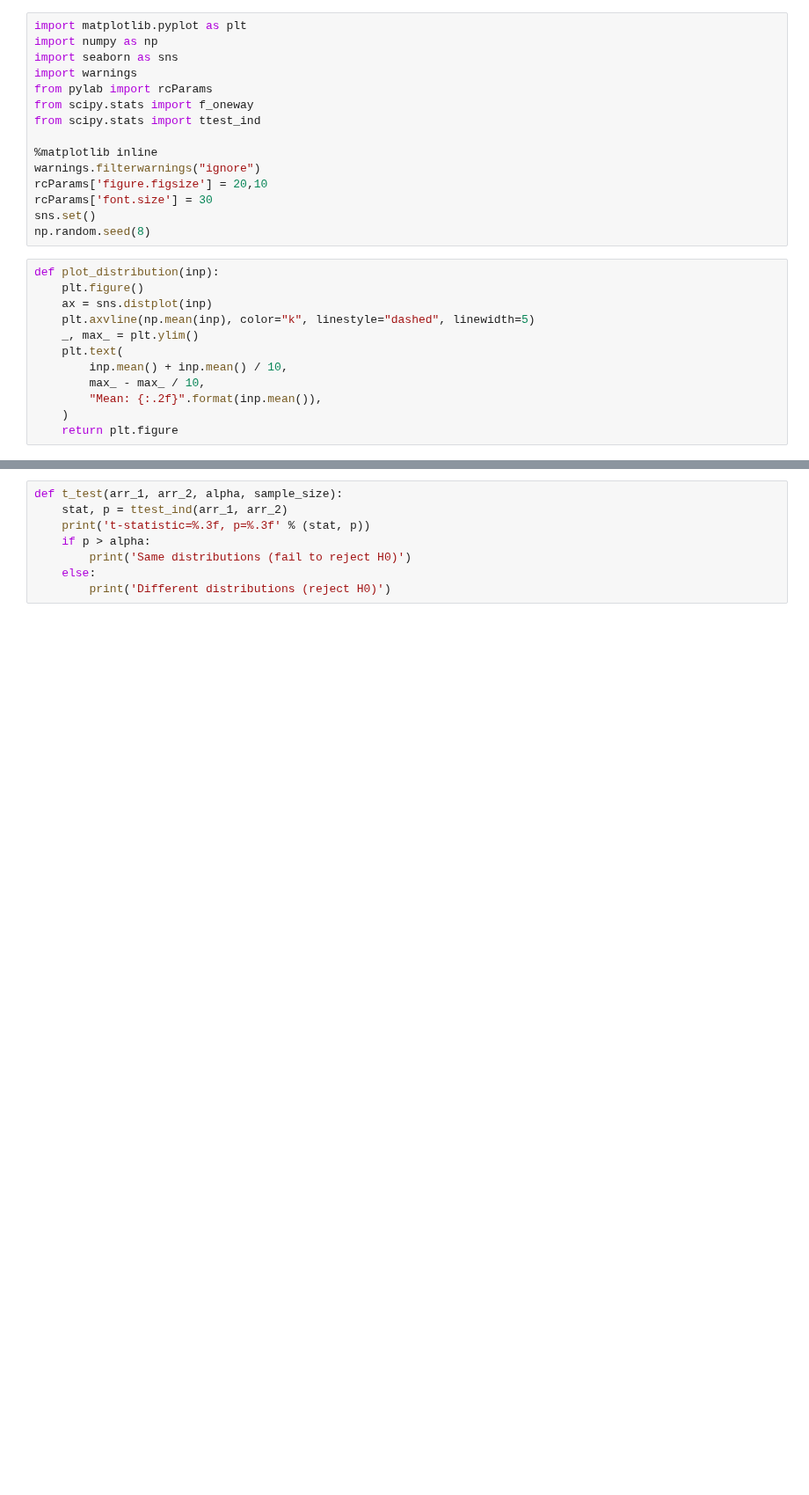
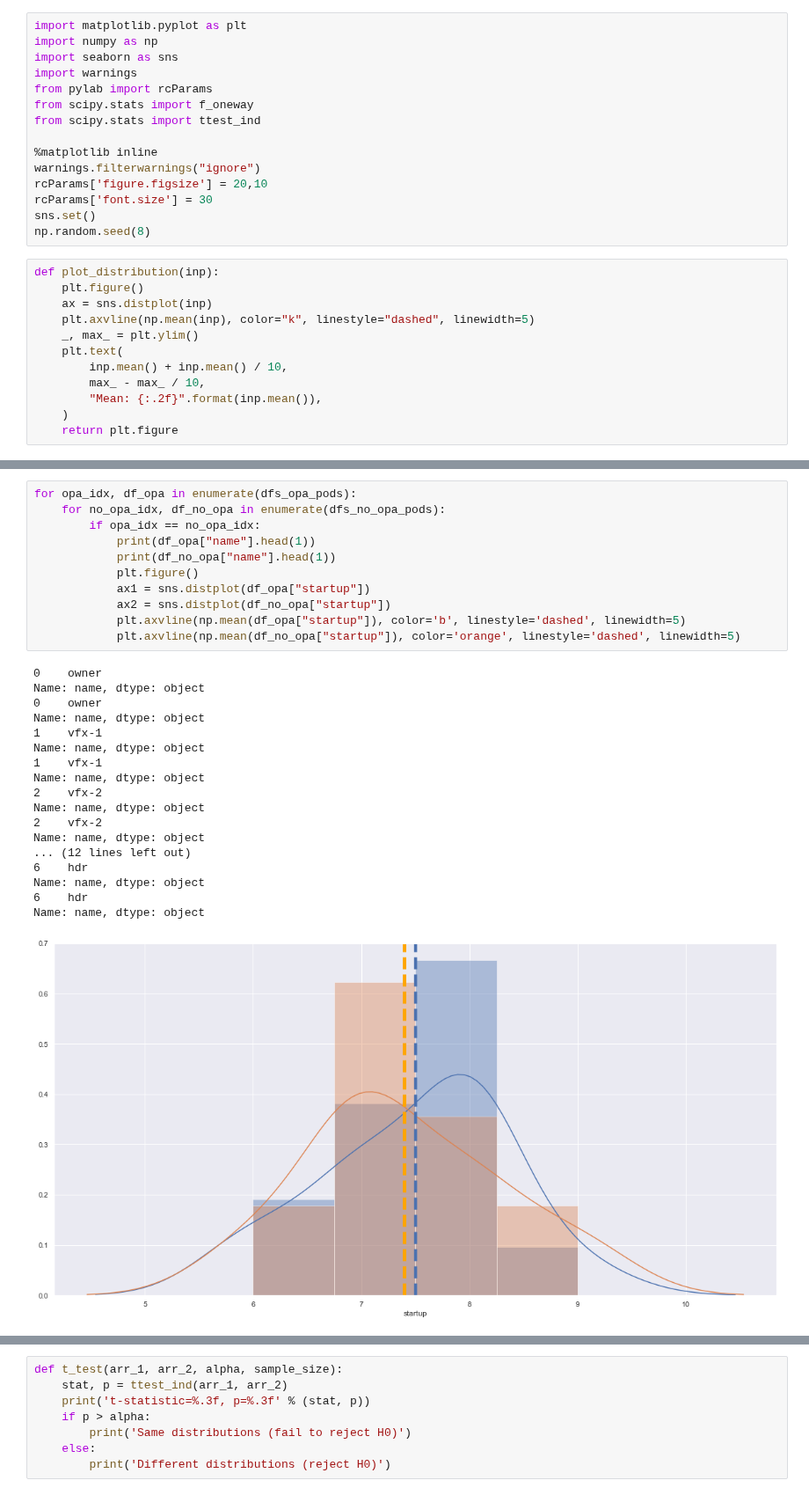
Before and after one commit to loicmiller/secure-workflow, a Jupyter notebook: movie-workflow/measurements/stats.ipynb, the cells around one changed output, grey strips where cells are left out. Shown at 88% size. Cells and saved outputs as stored; diff of their text form; blank space fills up the shorter version.

```diff
--- a/movie-workflow/measurements/stats.ipynb
+++ b/movie-workflow/measurements/stats.ipynb
@@ -212,0 +203,30 @@ plt.axvline(np.mean(df_no_opa["startup"]), color='orange', linestyle='dashed', l
+# %%
+for opa_idx, df_opa in enumerate(dfs_opa_pods):
+    for no_opa_idx, df_no_opa in enumerate(dfs_no_opa_pods):
+        if opa_idx == no_opa_idx:
+            print(df_opa["name"].head(1))
+            print(df_no_opa["name"].head(1))
+            plt.figure()
+            ax1 = sns.distplot(df_opa["startup"])
+            ax2 = sns.distplot(df_no_opa["startup"])
+            plt.axvline(np.mean(df_opa["startup"]), color='b', linestyle='dashed', linewidth=5)
+            plt.axvline(np.mean(df_no_opa["startup"]), color='orange', linestyle='dashed', linewidth=5)
+# %% [output]
+0    owner
+Name: name, dtype: object
+0    owner
+Name: name, dtype: object
+1    vfx-1
+Name: name, dtype: object
+1    vfx-1
+Name: name, dtype: object
+2    vfx-2
+Name: name, dtype: object
+2    vfx-2
+Name: name, dtype: object
+... (12 lines left out)
+6    hdr
+Name: name, dtype: object
+6    hdr
+Name: name, dtype: object
+[figure, added]
```
Also changed, not shown: parts of 14 cells of this notebook, 3 other files.
